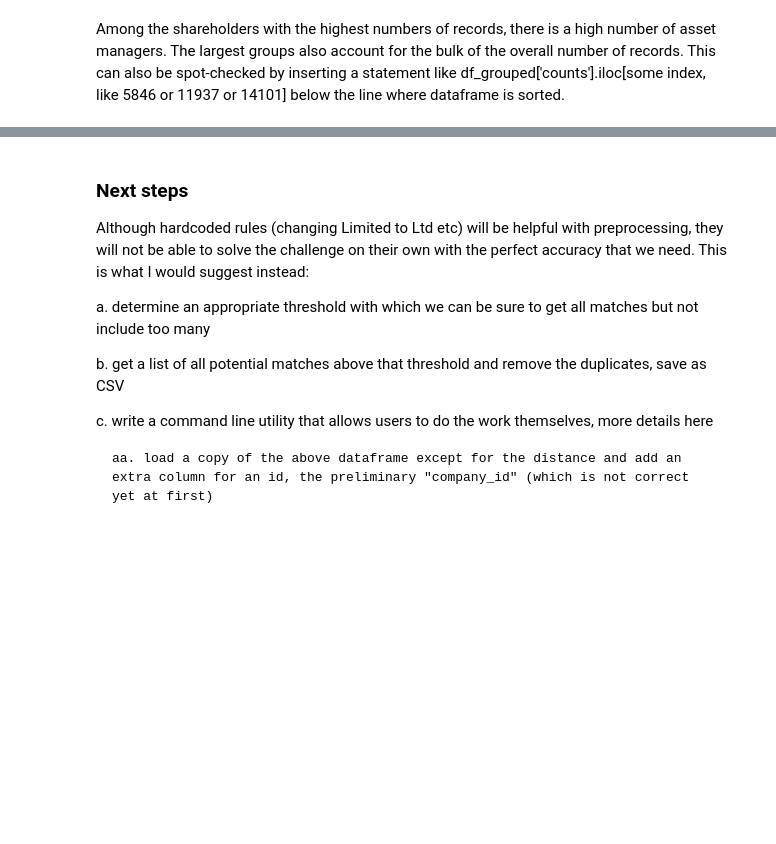
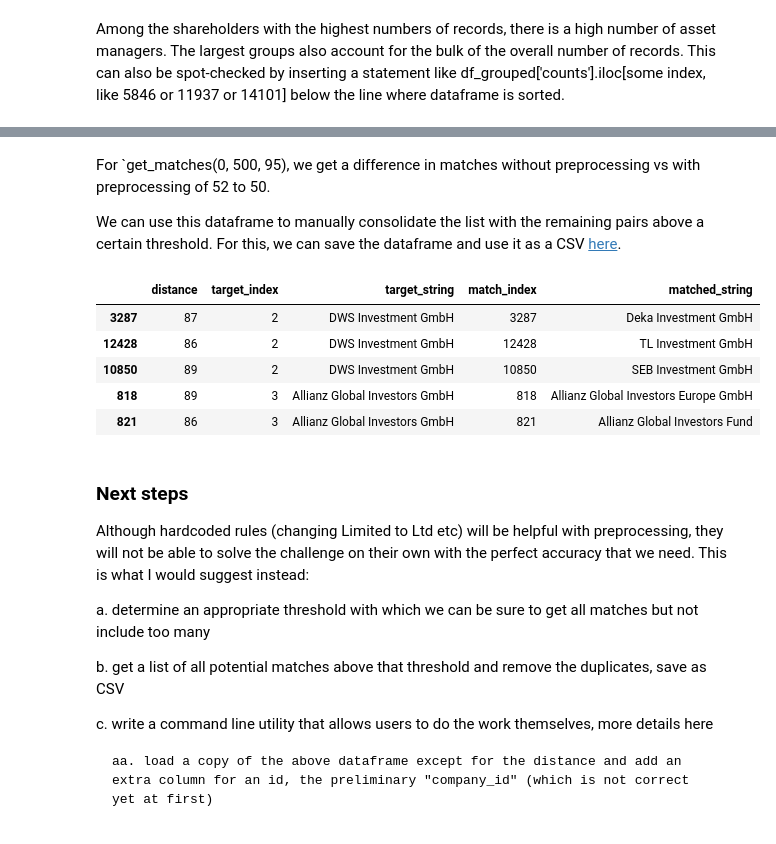
Before and after one commit to KensingtonOscupant/germanyinc-shareholders, a Jupyter notebook: src/exploration.ipynb, the cells around one changed output, grey strips where cells are left out. Cells and saved outputs as stored; diff of their text form; code cells hidden in the pictures; blank space fills up the shorter version.

```diff
--- a/src/exploration.ipynb
+++ b/src/exploration.ipynb
@@ -103,3 +167,18 @@ test_df
+# %% [markdown]
+For `get_matches(0, 500, 95), we get a difference in matches without preprocessing vs with preprocessing of 52 to 50.
+
+We can use this dataframe to manually consolidate the list with the remaining pairs above a certain threshold. For this, we can save the dataframe and use it as a CSV [here](https://github.com/KensingtonOscupant/germanyinc-shareholders-clu).
+# %%
+# export the dataframe to a csv file
+test_df.to_csv('../data/sample_data.csv', index=False)
+test_df.head()
+# %% [output]
+|  | distance | target_index | target_string | match_index | matched_string |
+| 3287 | 87 | 2 | DWS Investment GmbH | 3287 | Deka Investment GmbH |
+| 12428 | 86 | 2 | DWS Investment GmbH | 12428 | TL Investment GmbH |
+| 10850 | 89 | 2 | DWS Investment GmbH | 10850 | SEB Investment GmbH |
+| 818 | 89 | 3 | Allianz Global Investors GmbH | 818 | Allianz Global Investors Europe GmbH |
+| 821 | 86 | 3 | Allianz Global Investors GmbH | 821 | Allianz Global Investors Fund |
 # %% [markdown]
 ### Next steps
 
```
Also changed, not shown: parts of 10 cells of this notebook.
